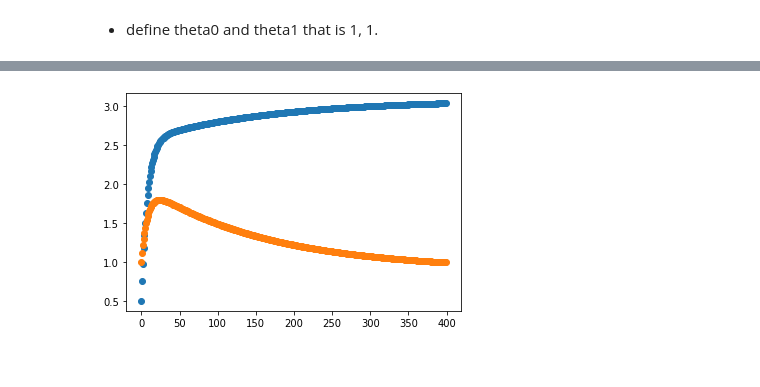
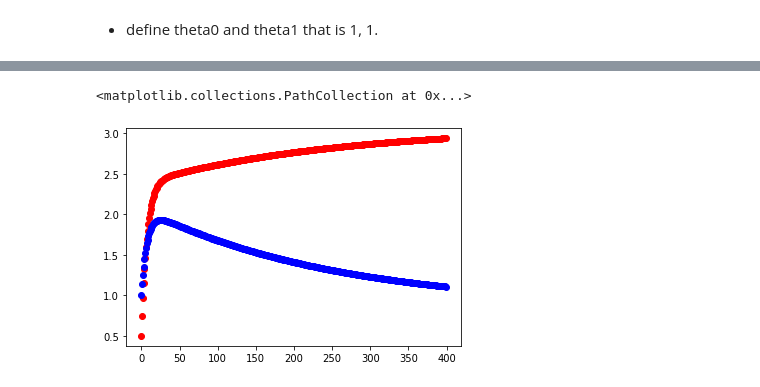
Before and after one commit to csm-kr/class_machine_learning, a Jupyter notebook: assignment02.ipynb, the cells around one changed output, grey strips where cells are left out. Saved outputs shown, nothing was run; the diff lists cells and outputs as text; code cells hidden in the pictures.

Commit message:
plotting the model parameters

```diff
--- a/assignment02.ipynb
+++ b/assignment02.ipynb
@@ -117,6 +115,6 @@ draw_lines_zero_one_range(theta_1, theta_0, line_c='r')
 # %%
-plt.scatter(x_, theta_0_list)
-plt.scatter(x_, theta_1_list)
-plt.scatter(x_, loss_list)
+plt.scatter(x_, theta_0_list, c='r')
+plt.scatter(x_, theta_1_list, c='b')
 # %% [output]
+<matplotlib.collections.PathCollection at 0x...>
-[figure, old version]
+[figure, new version]
```
Also changed, not shown: parts of 7 cells of this notebook.
